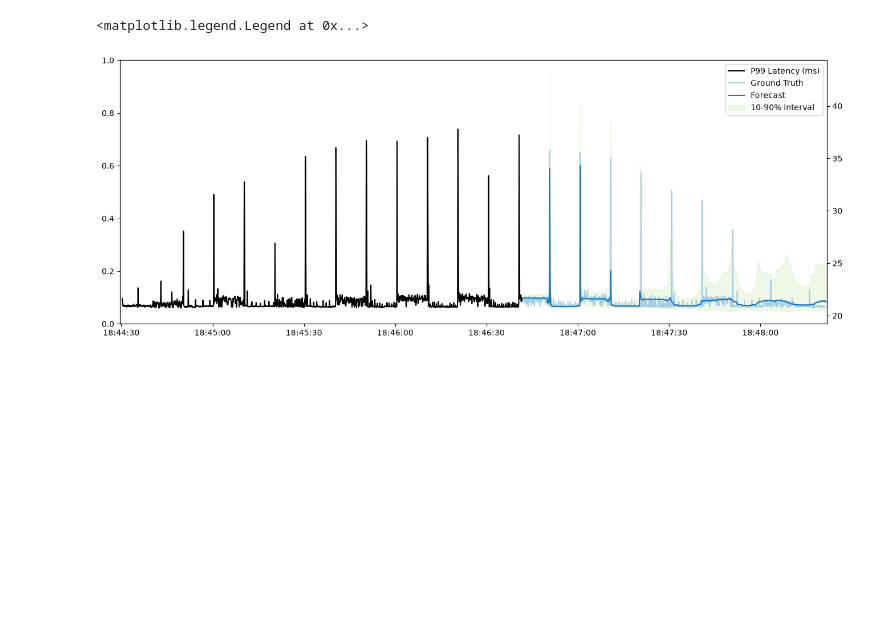
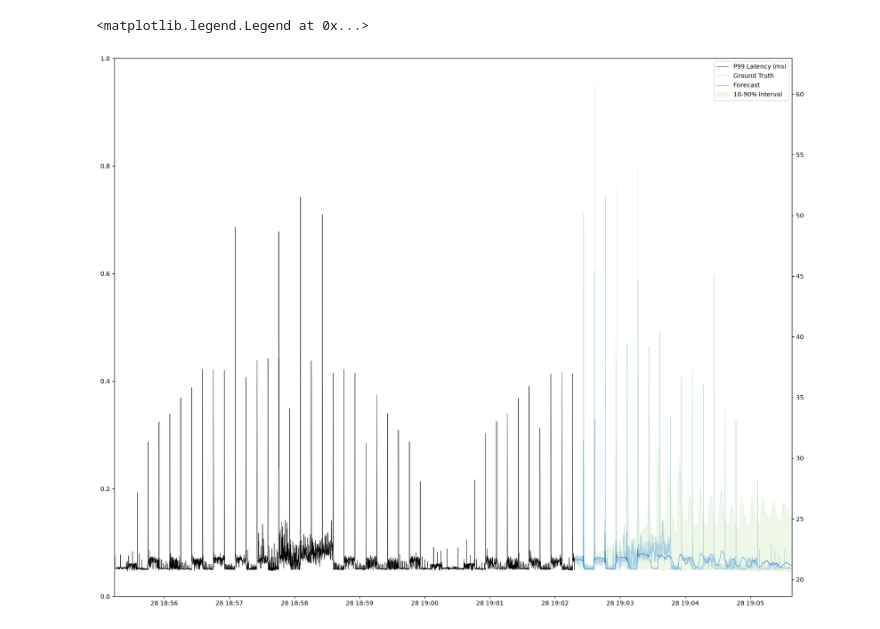
Before and after one commit to m-sef/ebpf-probe-chronos-forecasting, a Jupyter notebook: exp/webserver/graph.ipynb, the cells around one changed output. Saved outputs shown, nothing was run; the diff lists cells and outputs as text; code cells hidden in the pictures; blank space fills up the shorter version.

```diff
--- a/exp/webserver/graph.ipynb
+++ b/exp/webserver/graph.ipynb
@@ -77,5 +77,5 @@ raxis.legend(loc="upper right")
 # %%
-prediction_length = 1000
+prediction_length = 3000
 
 model_data_frame = probe_data_frame.dropna().reset_index().rename(columns={'timestamp_ns': 'timestamp'})
 model_data_frame['item_id'] = "worker0"
@@ -95,35 +95,35 @@ forecast_data_frame = pipeline.predict_df(
     prediction_length=prediction_length,
 )
 # %%
-figure, laxis = matplotlib.pyplot.subplots(figsize=(16, 6))
+figure, laxis = matplotlib.pyplot.subplots(figsize=(20, 16))
 raxis = laxis.twinx()
 
 laxis.set_prop_cycle(cycler(color=["#E69F00", "#56B4E9", "#009E73", "#F0E442"]))
 
 #laxis.plot(probe_data_frame['cpu-cycles'] / 1e3,     label="Kcpu-cycles/100ms")
 #laxis.plot(probe_data_frame['ref-cpu-cycles'] / 1e3, label="Kref-cycles/100ms")
 #laxis.plot(probe_data_frame['instructions'] / 1e3,   label="Kinstructions/100ms")
 #laxis.plot(probe_data_frame['cache-misses'],         label="cache-misses/100ms")
 
-raxis.plot(train_data_frame['timestamp'],    train_data_frame['p99_latency_ms'],  label="P99 Latency (ms)", color="#000000")
-raxis.plot(test_data_frame['timestamp'],     test_data_frame['p99_latency_ms'],  label="Ground Truth", color="#a6cee3")
-raxis.plot(forecast_data_frame['timestamp'], forecast_data_frame['predictions'], label="Forecast", color="#1f78b4")
+raxis.plot(train_data_frame['timestamp'],    train_data_frame['p99_latency_ms'], label="P99 Latency (ms)", linewidth=0.5, color="#000000")
+raxis.plot(test_data_frame['timestamp'],     test_data_frame['p99_latency_ms'],  label="Ground Truth", linewidth=0.5, color="#a6cee3")
+raxis.plot(forecast_data_frame['timestamp'], forecast_data_frame['predictions'], label="Forecast", linewidth=0.5, color="#1f78b4")
 raxis.fill_between(
     forecast_data_frame['timestamp'],
     forecast_data_frame['0.1'],
     forecast_data_frame['0.9'],
     color="#b2df8a",
     alpha=0.2,
     label="10-90% interval",
 )
 
 # twinx() shares the x-axis, so whichever axes autoscales last wins the shared xlim. Pin it
 # explicitly to the full data range (probe history through the end of the forecast) so the
 # P99 series doesn't get clipped to just its own plotted span.
 laxis.set_xlim(probe_data_frame.index.min(), forecast_data_frame['timestamp'].max())
 
 #laxis.legend(loc="upper left")
 raxis.legend(loc="upper right")
 # %% [output]
 <matplotlib.legend.Legend at 0x...>
-[figure, old version]
+[figure, new version]
```
Also changed, not shown: parts of 1 cell of this notebook, 1 other file.
